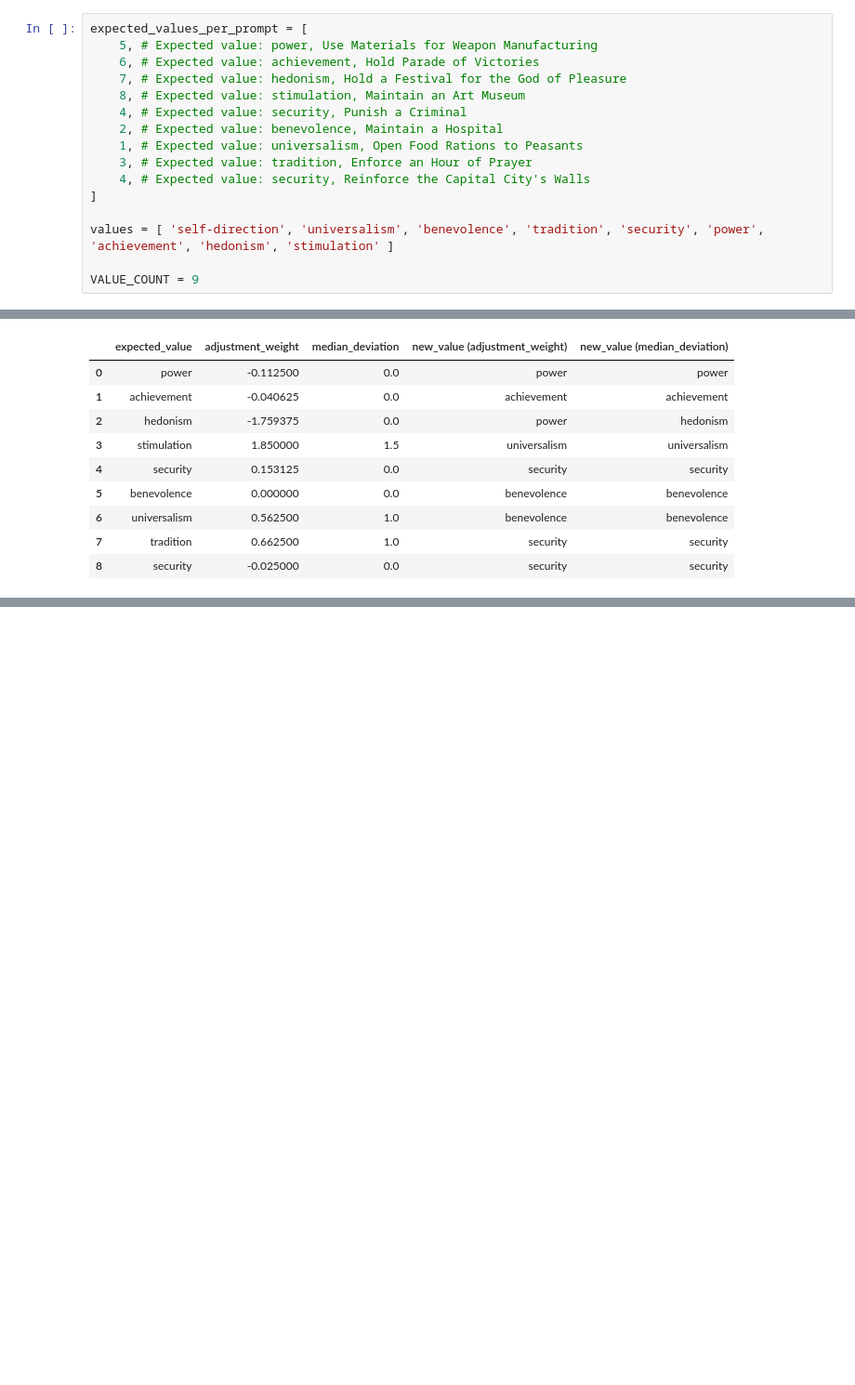
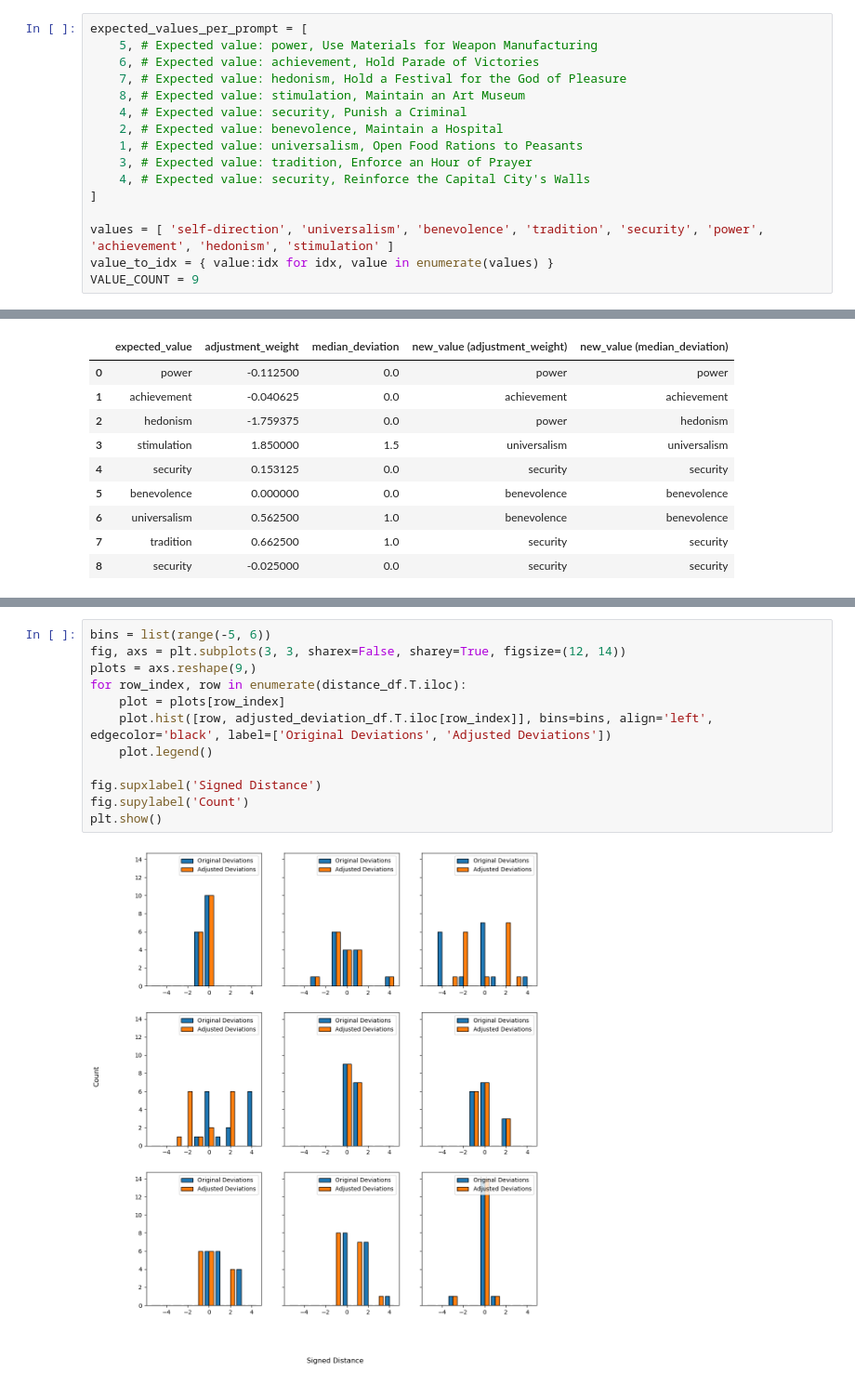
Before and after one commit to movinglinguini/Carambola-Analysis, a Jupyter notebook: summer-2023/phase-1-analysis.ipynb, the cells around one changed output, grey strips where cells are left out. Shown at 93% size. Cells and saved outputs as stored; diff of their text form; blank space fills up the shorter version.

```diff
--- a/summer-2023/phase-1-analysis.ipynb
+++ b/summer-2023/phase-1-analysis.ipynb
@@ -204,7 +207,7 @@ expected_values_per_prompt = [
 ]
 
 values = [ 'self-direction', 'universalism', 'benevolence', 'tradition', 'security', 'power', 'achievement', 'hedonism', 'stimulation' ]
-
+value_to_idx = { value:idx for idx, value in enumerate(values) }
 VALUE_COUNT = 9
 # %%
 def computeSignedDistance(value1, value2):
@@ -362,0 +479,14 @@ display(values_df)
+# %%
+bins = list(range(-5, 6))
+fig, axs = plt.subplots(3, 3, sharex=False, sharey=True, figsize=(12, 14))
+plots = axs.reshape(9,)
+for row_index, row in enumerate(distance_df.T.iloc):
+    plot = plots[row_index]
+    plot.hist([row, adjusted_deviation_df.T.iloc[row_index]], bins=bins, align='left', edgecolor='black', label=['Original Deviations', 'Adjusted Deviations'])
+    plot.legend()
+
+fig.supxlabel('Signed Distance')
+fig.supylabel('Count')
+plt.show()
+# %% [output]
+[figure, added]
```
Also changed, not shown: parts of 9 cells of this notebook.
